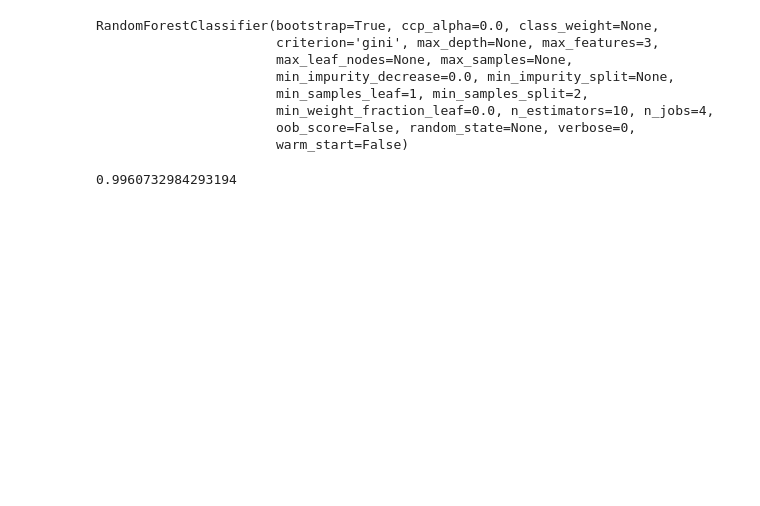
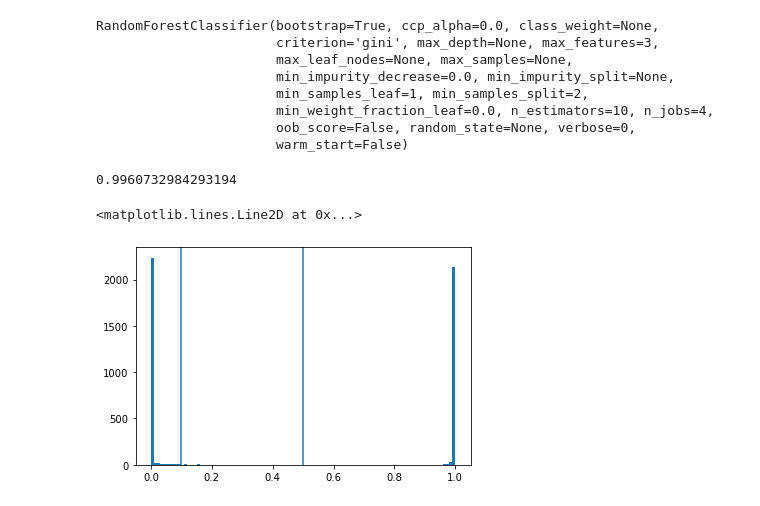
Before and after one commit to wzhang2022/FPStalker-1, a Jupyter notebook: notebooks/TestModel.ipynb, the cells around one changed output. Drawn from its saved outputs; the diff is of its cells as text; code cells hidden in the pictures; blank space fills up the shorter version.

```diff
--- a/notebooks/TestModel.ipynb
+++ b/notebooks/TestModel.ipynb
@@ -194,3 +194,10 @@ RandomForestClassifier(bootstrap=True, ccp_alpha=0.0, class_weight=None,
 model.score(X_test, y_test.flatten())
 # %% [output]
 0.9960732984293194
+# %%
+plt.hist(model.predict(X_test), bins = 100)
+plt.axvline(0.1)
+plt.axvline(0.5)
+# %% [output]
+<matplotlib.lines.Line2D at 0x...>
+[figure, added]
```
Also changed, not shown: parts of 3 cells of this notebook, 42 other files.
